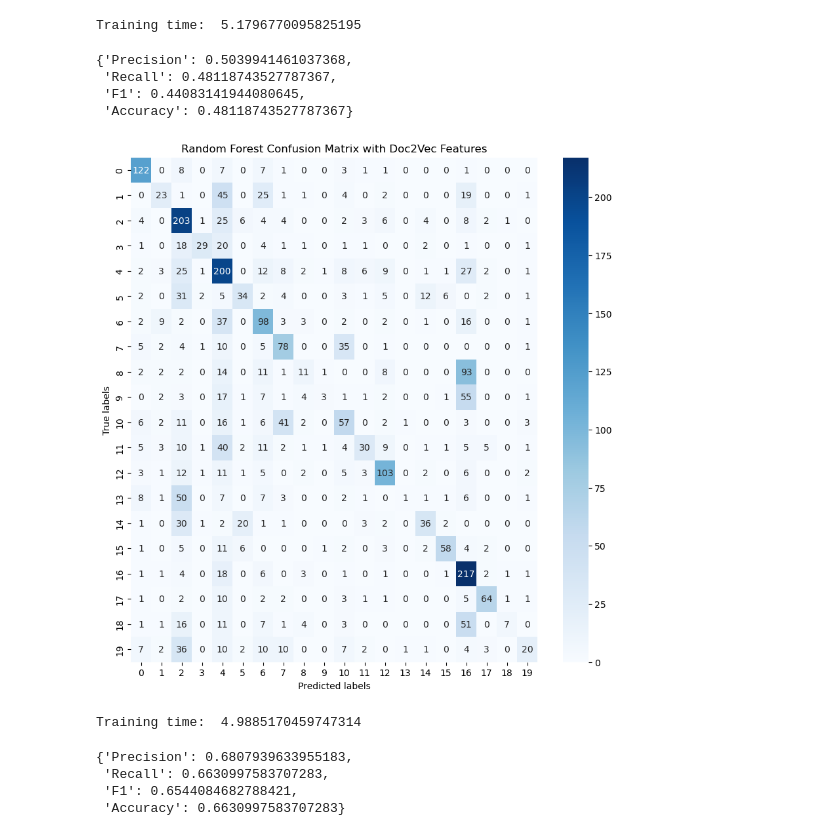
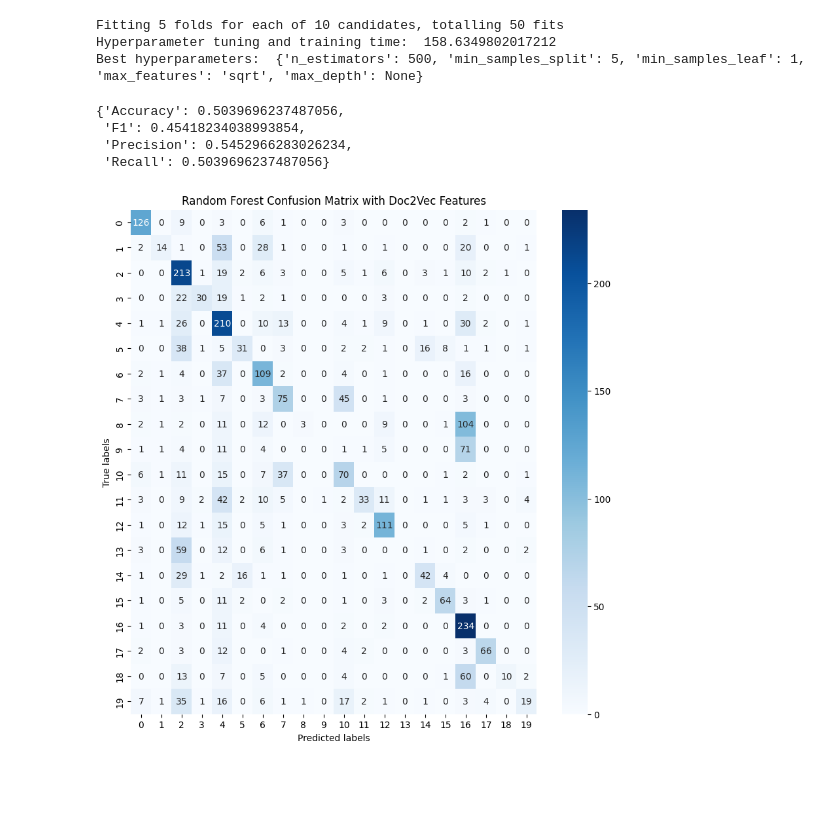
Before and after one commit to pogrebitskiy/Author-Attribution, a Jupyter notebook: evaluation/run_random_forest.ipynb, the cells around one changed output. Drawn from its saved outputs; the diff is of its cells as text; code cells hidden in the pictures; blank space fills up the shorter version.

Commit message:
Run sklearn all sklearn models with crossvalidation and add more layers to improve performance to NN

```diff
--- a/evaluation/run_random_forest.ipynb
+++ b/evaluation/run_random_forest.ipynb
@@ -24,16 +12,28 @@ rf_classifier = SklearnClassifier(RandomForestClassifier, n_jobs=-1)
-# %%
-# Train the classifier
-start = time.time()
-rf_classifier.train(X_train, y_train)
-end = time.time()
-print('Training time: ', end - start)
-# %% [output]
-Training time:  5.1796770095825195
-# %%
-# Evaluate the classifier
-rf_classifier.evaluate(X_test, y_test)
-# %% [output]
-{'Precision': 0.5039941461037368,
- 'Recall': 0.48118743527787367,
- 'F1': 0.44083141944080645,
- 'Accuracy': 0.48118743527787367}
+# %%
+def run_random_forest(X, y, figure_title, scale_features=True):
+    if scale_features:
+        X = utils.scale_feature_matrix(X)
+    # Split the data into training and testing sets
+    X_train, X_test, y_train, y_test = train_test_split(X, y, test_size=0.2, random_state=42)
+    # Find the best hyperparameters
+    params = {
+        'n_estimators': [10, 50, 100, 200, 500],
+        'max_depth': [None, 10, 50, 100, 200],
+        'min_samples_split': [2, 5, 10],
+        'min_samples_leaf': [1, 2, 4],
+        'max_features': [None, 'sqrt', 'log2']
+    }
+
+    clf = SklearnClassifier(RandomForestClassifier(n_jobs=-1))
+    # Find the best hyperparameters
+    start = time.time()
+    clf.hyperparameter_tuning(X_train, y_train, params)
+    print('Hyperparameter tuning and training time: ', time.time() - start)
+    # Print the best hyperparameters
+    print('Best hyperparameters: ', clf.get_best_hyperparams())
+
+    # Evaluate the model
+    pprint(clf.evaluate(X_test, y_test))
+
+    # Get the confusion matrix
+    clf.get_confusion_matrix(X_test, y_test, figure_title)
@@ -40,6 +44,13 @@ rf_classifier.evaluate(X_test, y_test)
 # %%
-# Get the confusion matrix
-rf_classifier.get_confusion_matrix(X_test, y_test, 'Random Forest Confusion Matrix with Doc2Vec Features')
+# Run the random forest classifier with Doc2Vec features
+run_random_forest(X, y, 'Random Forest Confusion Matrix with Doc2Vec Features', scale_features=True)
 # %% [output]
+Fitting 5 folds for each of 10 candidates, totalling 50 fits
+Hyperparameter tuning and training time:  158.6349802017212
+Best hyperparameters:  {'n_estimators': 500, 'min_samples_split': 5, 'min_samples_leaf': 1, 'max_features': 'sqrt', 'max_depth': None}
+{'Accuracy': 0.5039696237487056,
+ 'F1': 0.45418234038993854,
+ 'Precision': 0.5452966283026234,
+ 'Recall': 0.5039696237487056}
-[figure, old version]
+[figure, new version]
 # %%
@@ -60,17 +60 @@ rf_classifier = SklearnClassifier(RandomForestClassifier, n_jobs=-1)
-# %%
-# Train the classifier
-start = time.time()
-rf_classifier.train(X_train, y_train)
-end = time.time()
-print('Training time: ', end - start)
-# %% [output]
-Training time:  4.9885170459747314
-# %%
-# Evaluate the classifier
-rf_classifier.evaluate(X_test, y_test)
-# %% [output]
-{'Precision': 0.6807939633955183,
- 'Recall': 0.6630997583707283,
- 'F1': 0.6544084682788421,
- 'Accuracy': 0.6630997583707283}
 # %%
```
Also changed, not shown: parts of 8 cells of this notebook, 7 other files.
